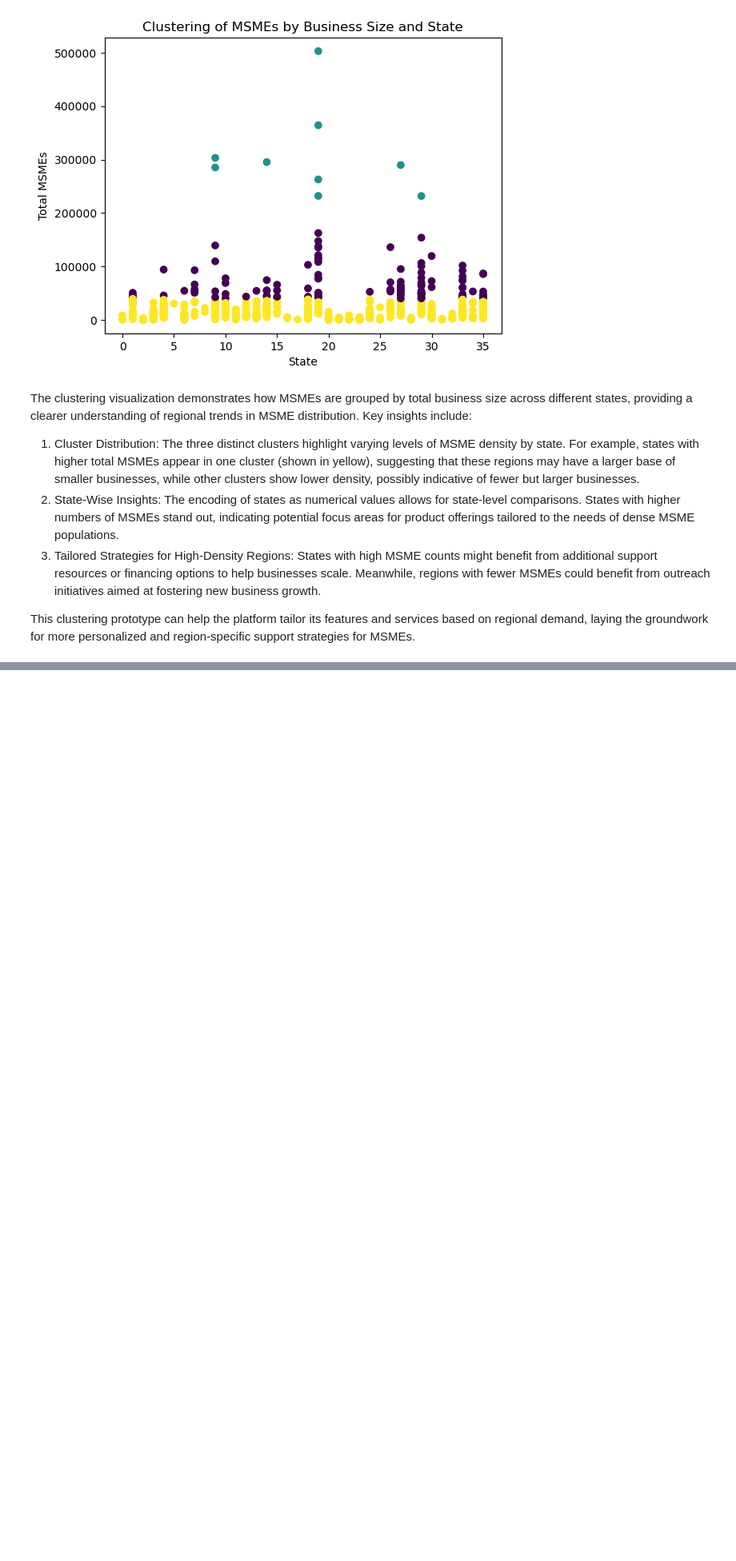
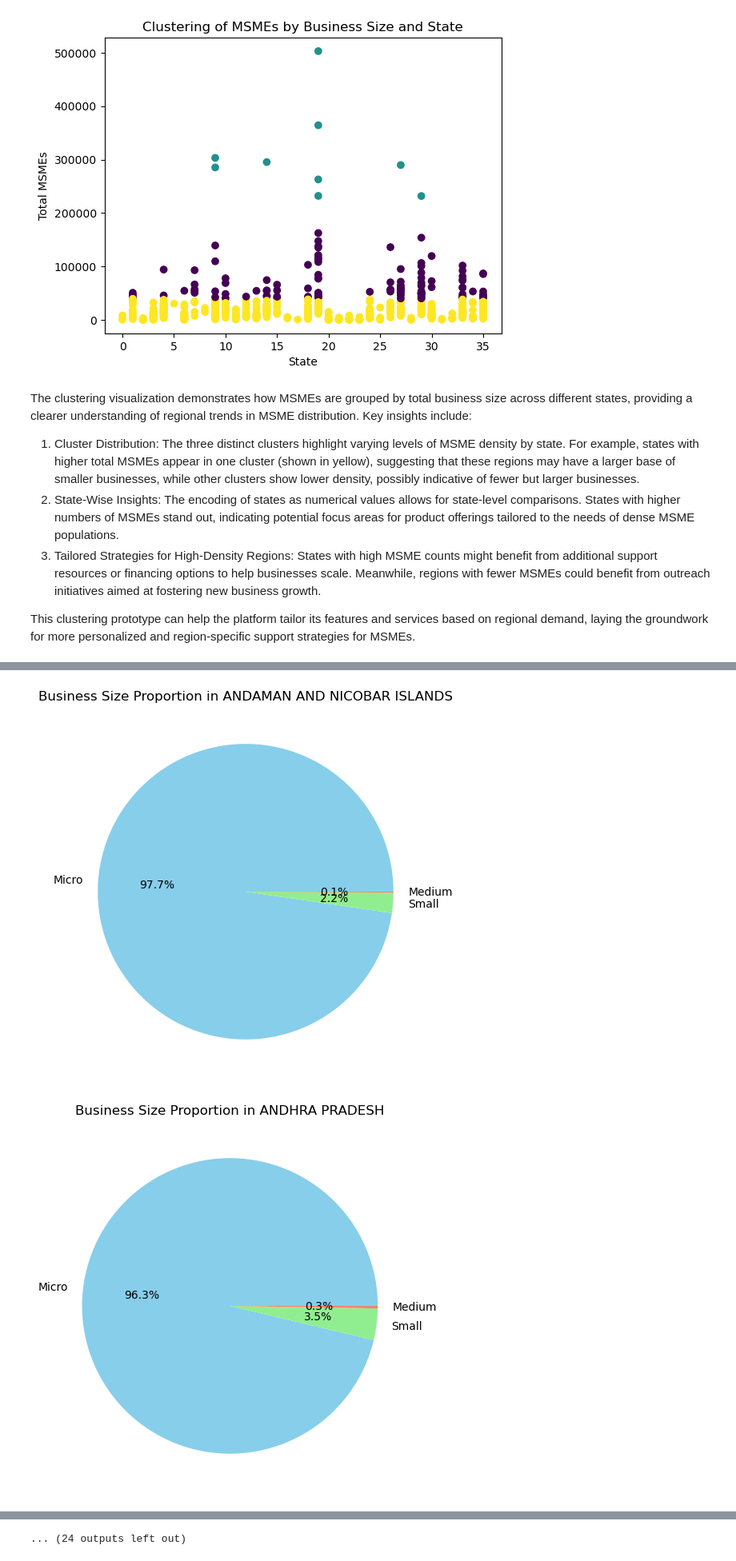
Before and after one commit to 10sharmashivam/AI_Personalization_for_MSME_FinTech_Platform, a Jupyter notebook: models/noteook.ipynb, the cells around one changed output, grey strips where cells are left out. Shown at 80% size. Drawn from its saved outputs; the diff is of its cells as text; code cells hidden in the pictures; blank space fills up the shorter version.

```diff
--- a/models/noteook.ipynb
+++ b/models/noteook.ipynb
@@ -144,0 +163,12 @@ This clustering prototype can help the platform tailor its features and services
+# %%
+# 2. Visualizing Business Size Proportions for Each State
+# Generating pie charts for each state
+for state in state_business_distribution.index:
+    business_sizes = state_business_distribution.loc[state]
+    plt.figure(figsize=(6, 6))
+    plt.pie(business_sizes, labels=['Micro', 'Small', 'Medium'], autopct='%1.1f%%', colors=['skyblue', 'lightgreen', 'salmon'])
+    plt.title(f'Business Size Proportion in {state}')
+    plt.show()
+# %% [output]
+[figure, added]
+[figure, added]
@@ -144,0 +185 @@ This clustering prototype can help the platform tailor its features and services
+... (24 outputs left out)
```
Also changed, not shown: parts of 4 cells of this notebook.
